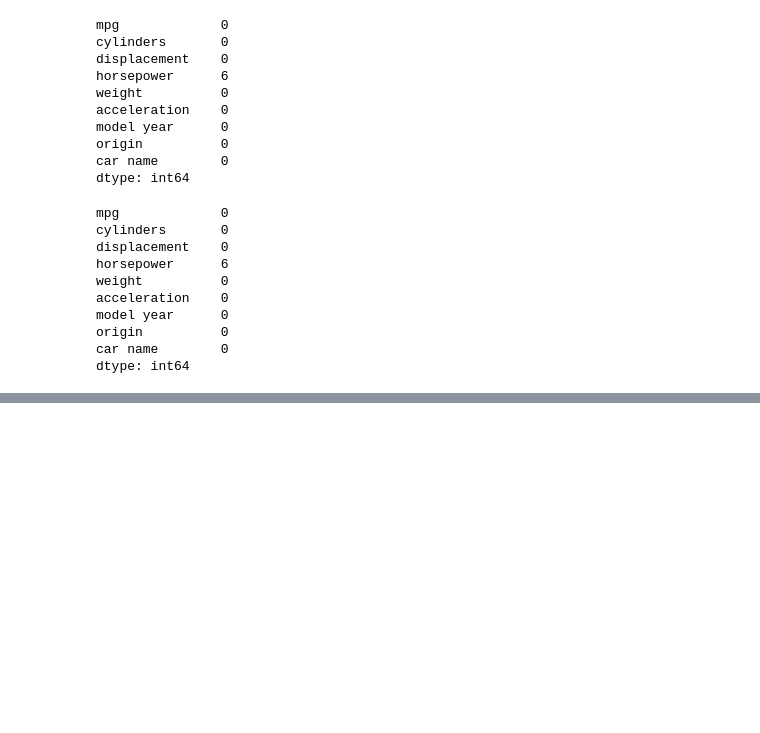
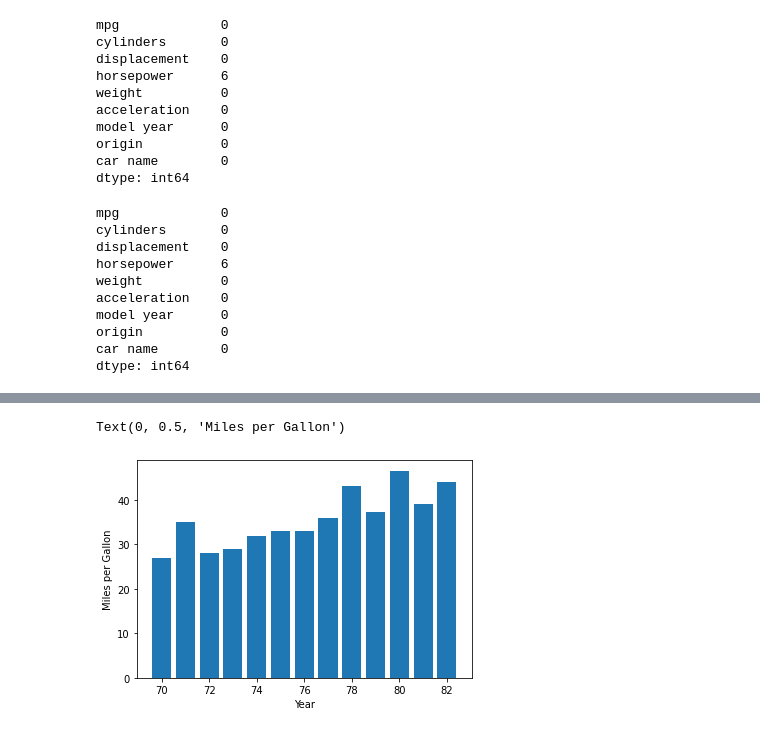
Before and after one commit to JohnMHoyt24/data-prep, a Jupyter notebook: data_prep.ipynb, the cells around one changed output, grey strips where cells are left out. Drawn from its saved outputs; the diff is of its cells as text; code cells hidden in the pictures; blank space fills up the shorter version.

```diff
--- a/data_prep.ipynb
+++ b/data_prep.ipynb
@@ -44,0 +72,8 @@ dtype: int64
+# %%
+import matplotlib.pyplot as plt
+plt.bar(automobile_df['model year'], automobile_df['mpg'])
+plt.xlabel('Year')
+plt.ylabel('Miles per Gallon')
+# %% [output]
+Text(0, 0.5, 'Miles per Gallon')
+[figure, added]
```
Also changed, not shown: parts of 6 cells of this notebook.
